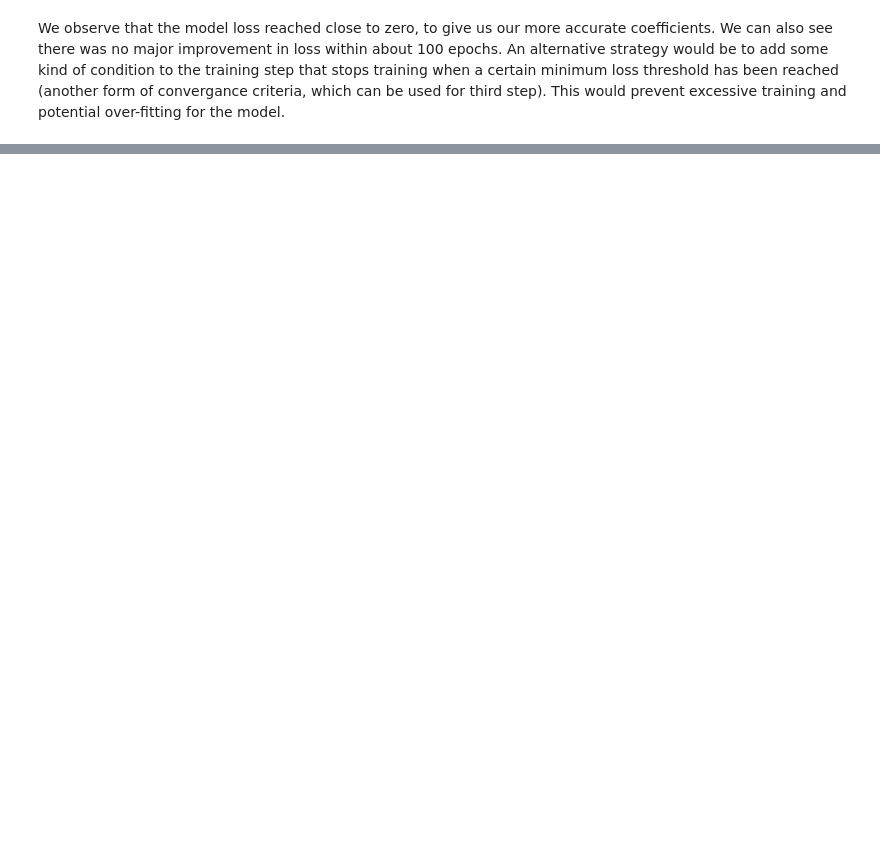
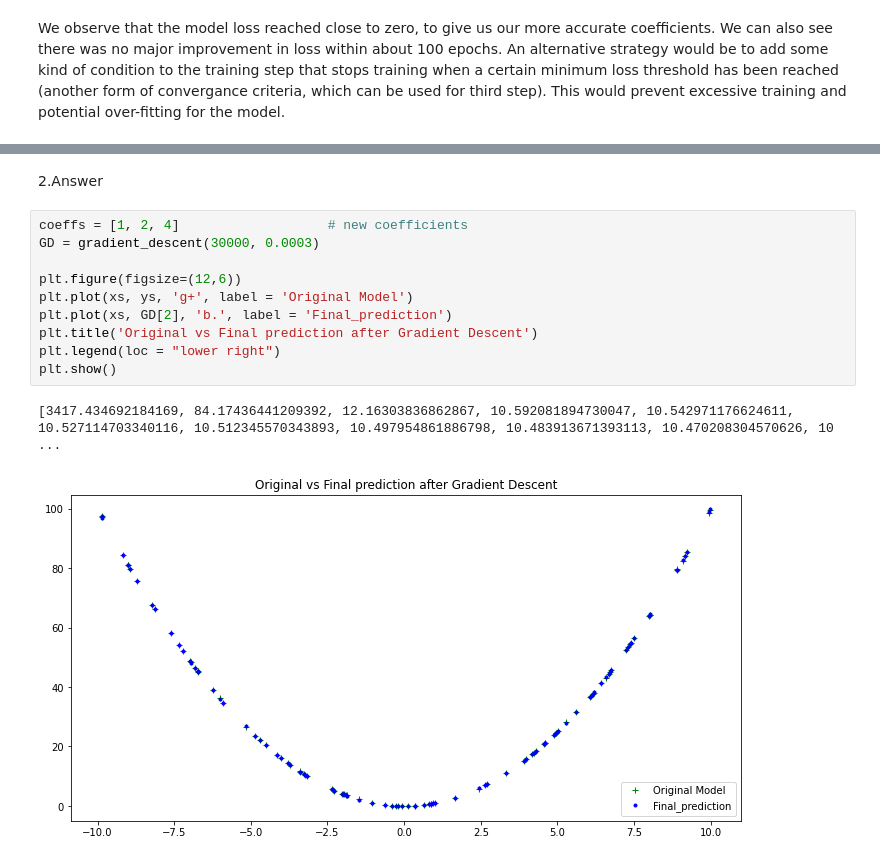
Before and after one commit to sriramdussa/fmml-jan-2022, a Jupyter notebook: Lab10.ipynb, the cells around one changed output, grey strips where cells are left out. Saved outputs shown, nothing was run; the diff lists cells and outputs as text; blank space fills up the shorter version.

```diff
--- a/Lab10.ipynb
+++ b/Lab10.ipynb
@@ -379,0 +420,15 @@ NOTES:
+# %% [markdown]
+2.Answer
+# %%
+coeffs = [1, 2, 4]                   # new coefficients
+GD = gradient_descent(30000, 0.0003)
+
+plt.figure(figsize=(12,6))
+plt.plot(xs, ys, 'g+', label = 'Original Model')
+plt.plot(xs, GD[2], 'b.', label = 'Final_prediction')
+plt.title('Original vs Final prediction after Gradient Descent')
+plt.legend(loc = "lower right")
+plt.show()
+# %% [output]
+[3417.434692184169, 84.17436441209392, 12.16303836862867, 10.592081894730047, 10.542971176624611, 10.527114703340116, 10.512345570343893, 10.497954861886798, 10.483913671393113, 10.470208304570626, 10 ...
+[figure, added]
```
Also changed, not shown: parts of 16 cells of this notebook.
